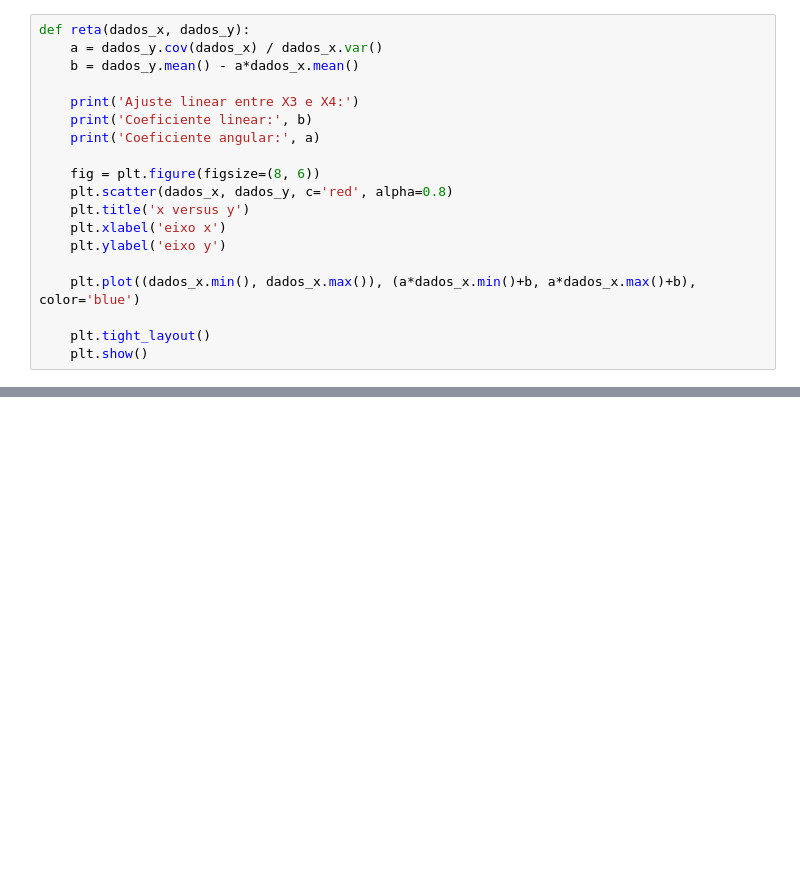
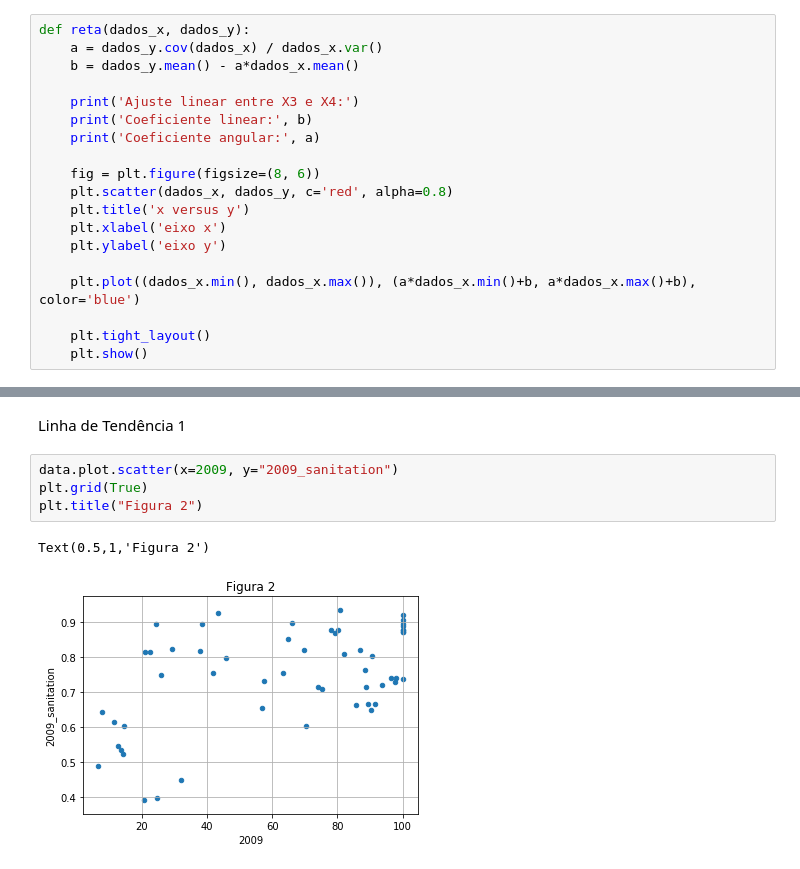
Before and after one commit to benistern/projeto-1, a Jupyter notebook: projeto1.ipynb, the cells around one changed output, grey strips where cells are left out. Drawn from its saved outputs; the diff is of its cells as text; blank space fills up the shorter version.

```diff
--- a/projeto1.ipynb
+++ b/projeto1.ipynb
@@ -140,0 +160,9 @@ def reta(dados_x, dados_y):
+# %% [markdown]
+Linha de Tendência 1
+# %%
+data.plot.scatter(x=2009, y="2009_sanitation")
+plt.grid(True)
+plt.title("Figura 2")
+# %% [output]
+Text(0.5,1,'Figura 2')
+[figure, added]
```
Also changed, not shown: parts of 18 cells of this notebook, 4 other files.
